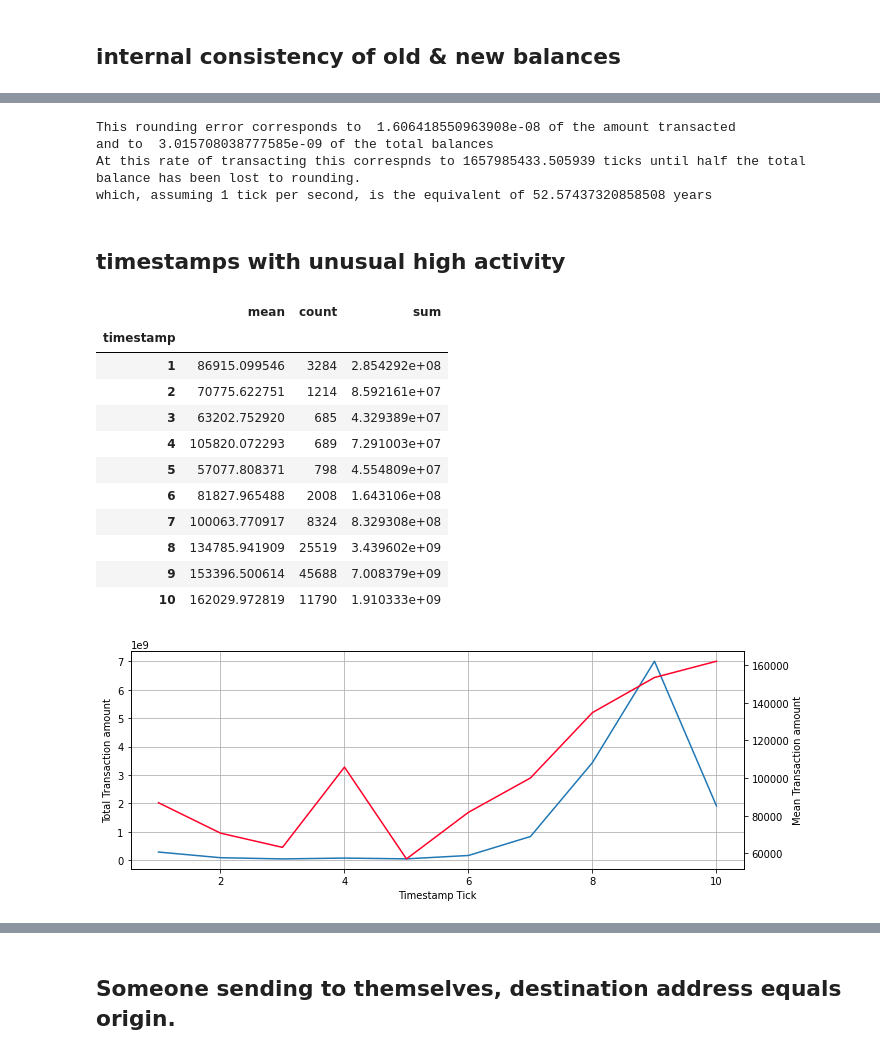
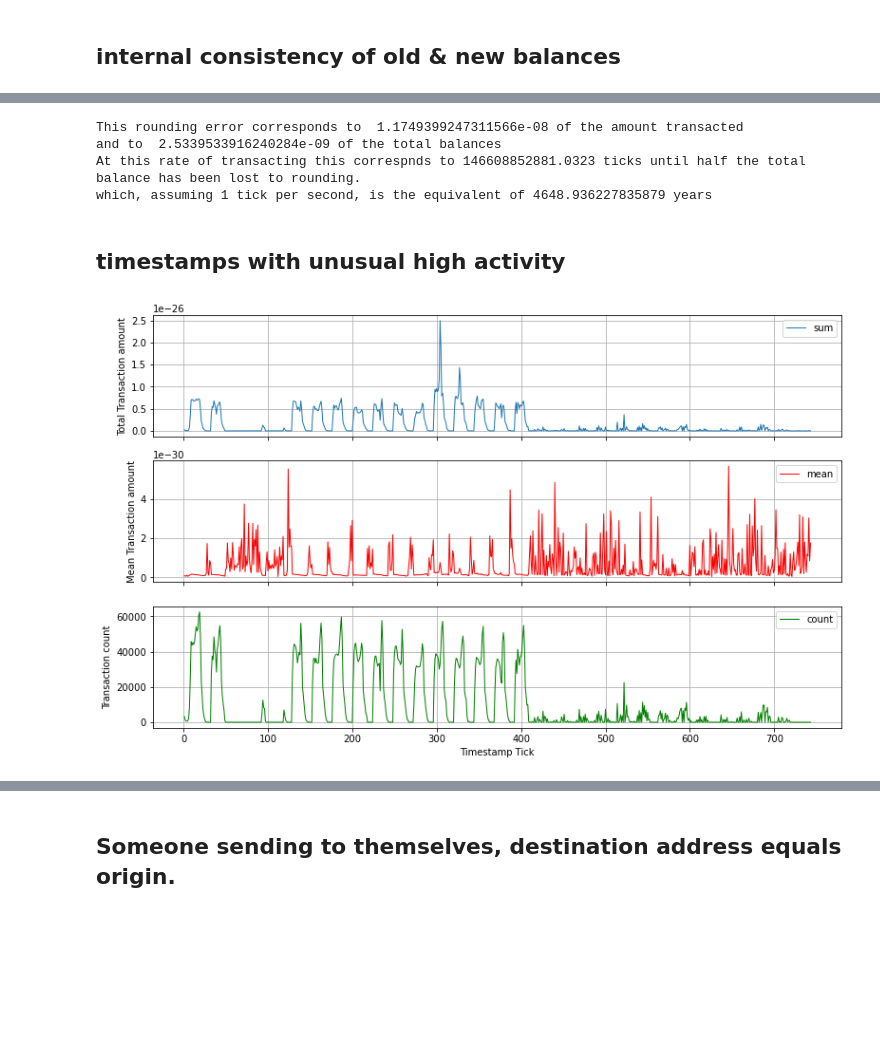
Before and after one commit to maximsachs/SEN163A_Assignment1, a Jupyter notebook: SEN163A_Assignment1.ipynb, the cells around one changed output, grey strips where cells are left out. Cells and saved outputs as stored; diff of their text form; code cells hidden in the pictures; blank space fills up the shorter version.

```diff
--- a/SEN163A_Assignment1.ipynb
+++ b/SEN163A_Assignment1.ipynb
@@ -63,7 +40,7 @@ if not os.path.exists(graphs_folder):
 # Opening the sample data file:
 # Whole dataset 7734835 transactions.csv
 # df = pandas.read_csv("transactions_test.csv")
-df = pandas.read_csv("transactions_test_100k.csv")
+df = pandas.read_csv("df_transactions.csv")
 # %%
 df
 # %% [output]
@@ -168,13 +162,0 @@ The top 1.0% of addresses own 26.02953391047483% of the wealth
-# %%
-transactions_by_amount = df.groupby("amount")["nameOrig"].apply(list)
-count_per_name = defaultdict(lambda: 0)
-for tx in transactions_by_amount:
-  for name in tx:
-    count_per_name[name] += 1
-count_per_name
-accounts = df["nameOrig"]
-df["account_tx_count"] = np.nan
-for index, account in zip(accounts.index, accounts):
-  df.loc[index, "account_tx_count"] = count_per_name[account]
-transactions_with_more_than_1 = df[df["account_tx_count"] > 1]
-transactions_with_more_than_1
@@ -394,36 +398,33 @@ ticks_till_gone = 0.5*df["newbalanceOrig"].sum()/error_per_tick
 print("At this rate of transacting this correspnds to",ticks_till_gone , "ticks until half the total balance has been lost to rounding.")
 print("which, assuming 1 tick per second, is the equivalent of", ticks_till_gone/(86400*365), "years")
 # %% [output]
-This rounding error corresponds to  1.606418550963908e-08 of the amount transacted
-and to  3.015708038777585e-09 of the total balances
-At this rate of transacting this correspnds to 1657985433.505939 ticks until half the total balance has been lost to rounding.
-which, assuming 1 tick per second, is the equivalent of 52.57437320858508 years
+This rounding error corresponds to  1.1749399247311566e-08 of the amount transacted
+and to  2.5339533916240284e-09 of the total balances
+At this rate of transacting this correspnds to 146608852881.0323 ticks until half the total balance has been lost to rounding.
+which, assuming 1 tick per second, is the equivalent of 4648.936227835879 years
 # %% [markdown]
 ## timestamps with unusual high activity
 # %%
+fig, axs = plt.subplots(3, sharex=True)
+df["amount"] = df["amount"].divide(1000)
 transactoins_per_timestamp = df.groupby("timestamp")["amount"].agg(['mean', 'count', 'sum'])
-ax = transactoins_per_timestamp["sum"].plot()
-ax.set_ylabel("Total Transaction amount")
-ax2 = ax.twinx()
-ax2.set_ylabel("Mean Transaction amount")
-ax.set_xlabel("Timestamp Tick")
-ax.grid()
-transactoins_per_timestamp["mean"].plot(ax=ax2, colormap="gist_rainbow")
+transactoins_per_timestamp["sum"].plot(lw=1, ax = axs[0])
+axs[0].legend()
+axs[0].set_ylabel("Total Transaction amount")
+axs[1].set_ylabel("Mean Transaction amount")
+axs[0].set_xlabel("Timestamp Tick")
+axs[0].grid()
+transactoins_per_timestamp["mean"].plot(ax=axs[1], lw=1, style="-", color="r")
+axs[1].grid()
+axs[1].legend()
+transactoins_per_timestamp["count"].plot(ax=axs[2],lw=1, style="-",color="g")
+axs[2].grid()
+axs[2].set_xlabel("Timestamp Tick")
+axs[2].legend()
+axs[2].set_ylabel("Transaction count")
 fig = plt.gcf()
-fig.set_size_inches(11, 4)
-plt.savefig(os.path.join(graphs_folder, "transactions_per_tick.pdf"), bbox_inches='tight')
-transactoins_per_timestamp
+fig.set_size_inches(13, 8)
+plt.savefig(os.path.join(graphs_folder, "transactions_per_tick_stacked.pdf"), bbox_inches='tight')
+plt.show()
 # %% [output]
-|  | mean | count | sum |
-| timestamp |  |  |  |
-| 1 | 86915.099546 | 3284 | 2.854292e+08 |
-| 2 | 70775.622751 | 1214 | 8.592161e+07 |
-| 3 | 63202.752920 | 685 | 4.329389e+07 |
-| 4 | 105820.072293 | 689 | 7.291003e+07 |
-| 5 | 57077.808371 | 798 | 4.554809e+07 |
-| 6 | 81827.965488 | 2008 | 1.643106e+08 |
-| 7 | 100063.770917 | 8324 | 8.329308e+08 |
-| 8 | 134785.941909 | 25519 | 3.439602e+09 |
-| 9 | 153396.500614 | 45688 | 7.008379e+09 |
-| 10 | 162029.972819 | 11790 | 1.910333e+09 |
-[figure, old version]
+[figure, new version]
```
Also changed, not shown: parts of 30 cells of this notebook, 2 other files.
